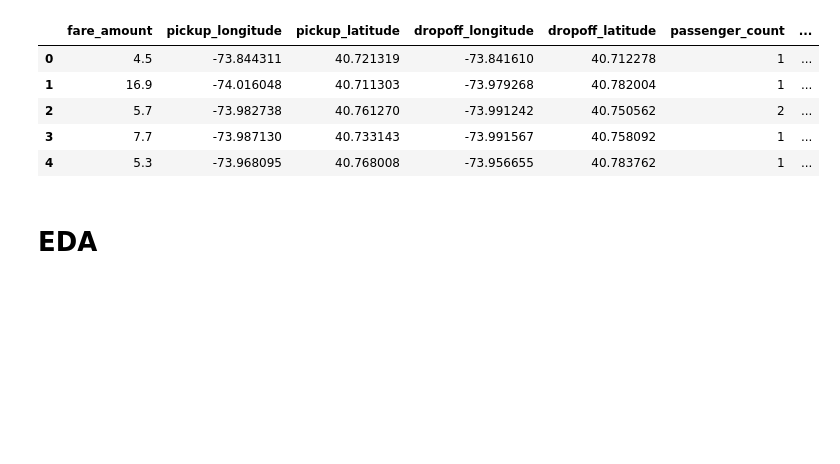
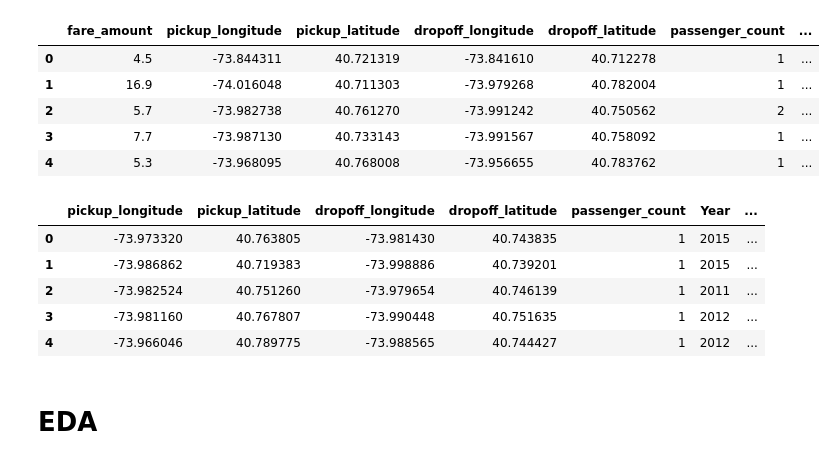
Before and after one commit to shima2920/Kaggle, a Jupyter notebook: New_York_City_Taxi_Fare_Prediction.ipynb, the cells around one changed output. Cells and saved outputs as stored; diff of their text form; code cells hidden in the pictures; blank space fills up the shorter version.

```diff
--- a/New_York_City_Taxi_Fare_Prediction.ipynb
+++ b/New_York_City_Taxi_Fare_Prediction.ipynb
@@ -299,6 +299,22 @@ train.head()
 | 2 | 5.7 | -73.982738 | 40.761270 | -73.991242 | 40.750562 | 2 | ... |
 | 3 | 7.7 | -73.987130 | 40.733143 | -73.991567 | 40.758092 | 1 | ... |
 | 4 | 5.3 | -73.968095 | 40.768008 | -73.956655 | 40.783762 | 1 | ... |
+# %%
+test["pickup_datetime"] = pd.to_datetime(test["pickup_datetime"])
+test["Year"] = test["pickup_datetime"].apply(lambda x:x.year)
+test["Month"] = test["pickup_datetime"].apply(lambda x:x.month)
+test['weekday'] = test["pickup_datetime"].apply(lambda t: t.weekday())
+test["hour"] = test["pickup_datetime"].apply(lambda x:x.hour)
+test = test.drop(['pickup_datetime'], axis = 1)
+# %%
+test.head()
+# %% [output]
+|  | pickup_longitude | pickup_latitude | dropoff_longitude | dropoff_latitude | passenger_count | Year | ... |
+| 0 | -73.973320 | 40.763805 | -73.981430 | 40.743835 | 1 | 2015 | ... |
+| 1 | -73.986862 | 40.719383 | -73.998886 | 40.739201 | 1 | 2015 | ... |
+| 2 | -73.982524 | 40.751260 | -73.979654 | 40.746139 | 1 | 2011 | ... |
+| 3 | -73.981160 | 40.767807 | -73.990448 | 40.751635 | 1 | 2012 | ... |
+| 4 | -73.966046 | 40.789775 | -73.988565 | 40.744427 | 1 | 2012 | ... |
 # %% [markdown]
 # EDA
 # %% [markdown]
```
Also changed, not shown: parts of 9 cells of this notebook.
